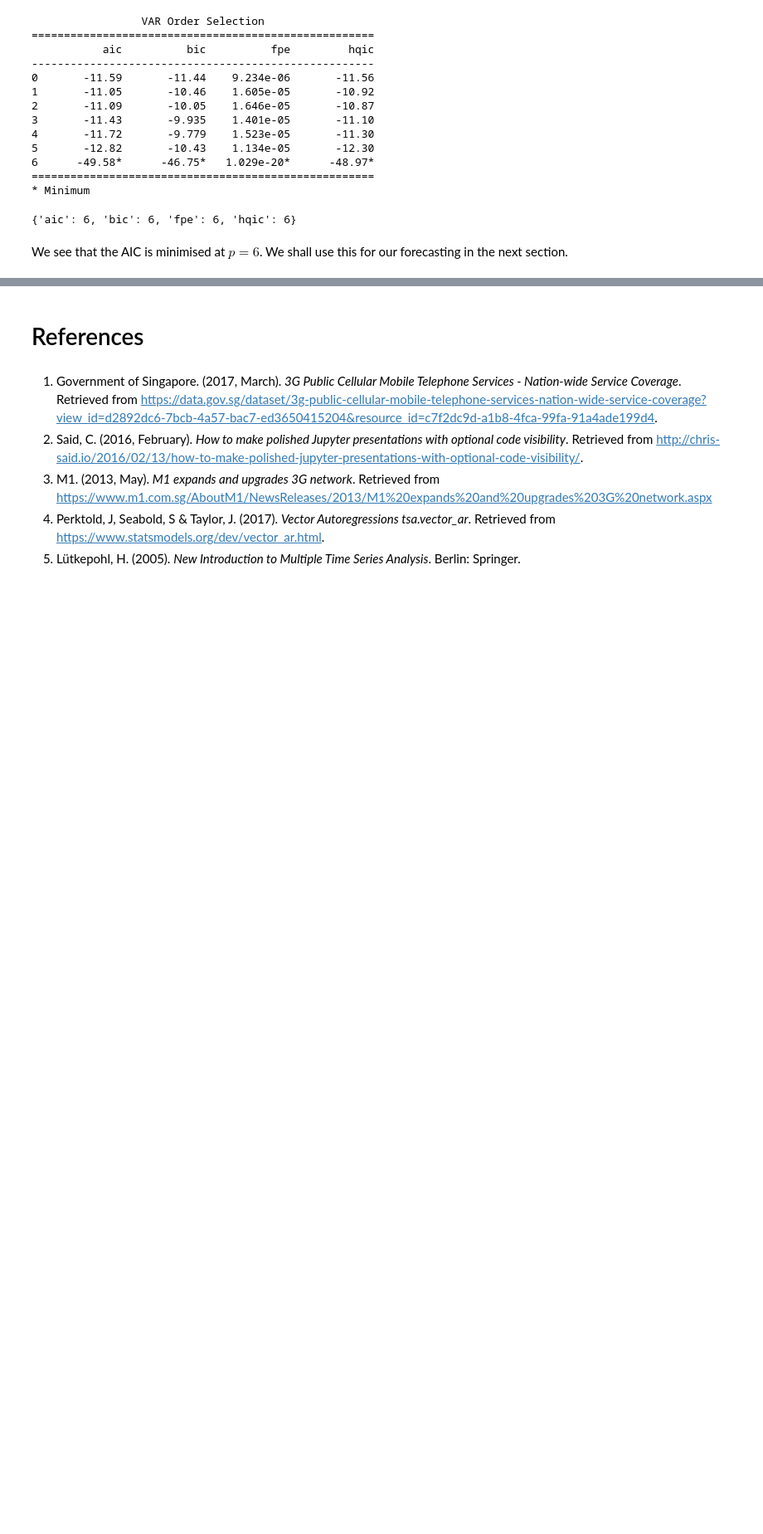
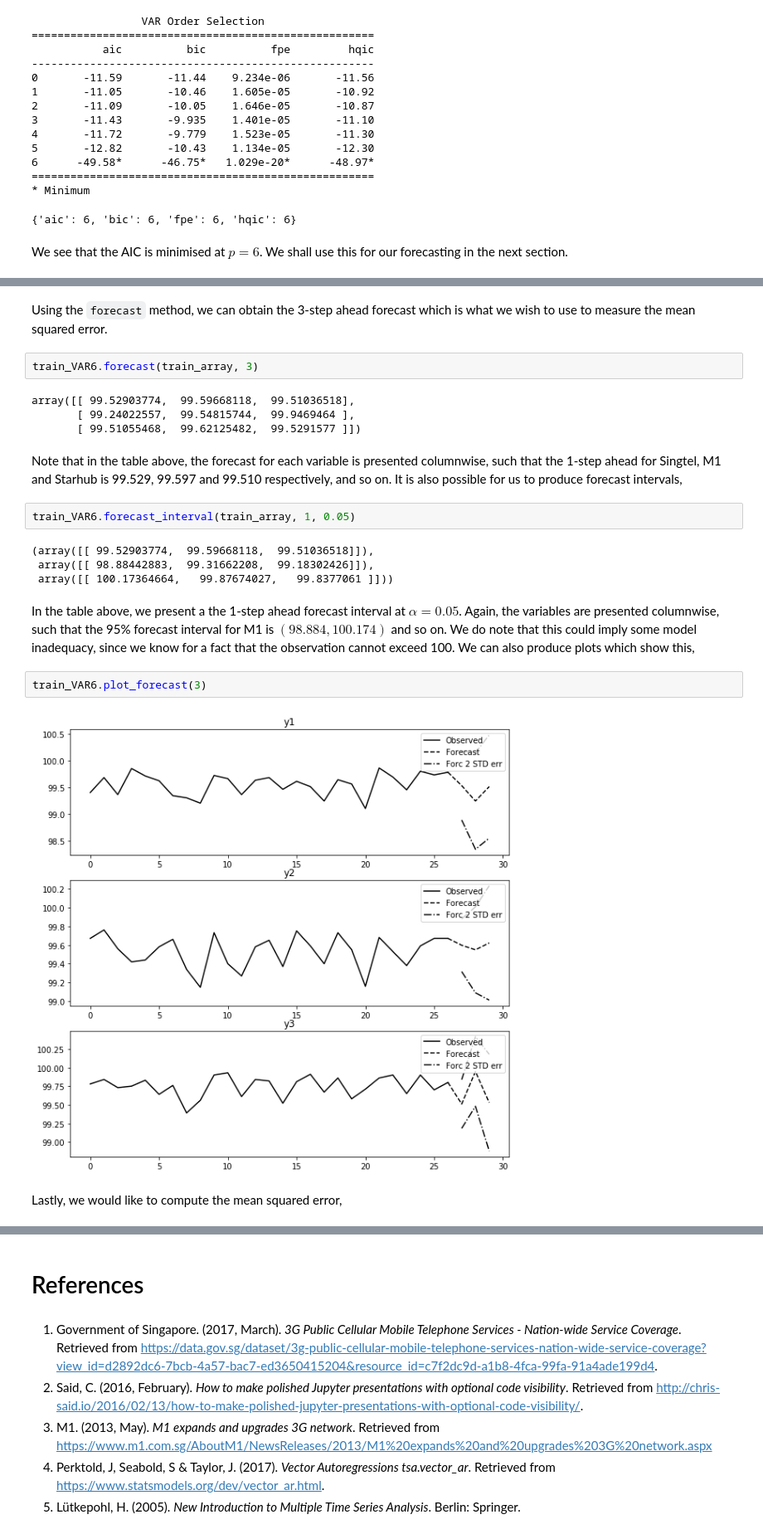
Before and after one commit to huichiang/Telco, a Jupyter notebook: Telco.ipynb, the cells around one changed output, grey strips where cells are left out. Shown at 83% size. Drawn from its saved outputs; the diff is of its cells as text; blank space fills up the shorter version.

```diff
--- a/Telco.ipynb
+++ b/Telco.ipynb
@@ -270,0 +254,24 @@ y3    0.579503 -0.343103  1.000000
+# %% [markdown]
+Using the `forecast` method, we can obtain the 3-step ahead forecast which is what we wish to use to measure the mean squared error.
+# %%
+train_VAR6.forecast(train_array, 3)
+# %% [output]
+array([[ 99.52903774,  99.59668118,  99.51036518],
+       [ 99.24022557,  99.54815744,  99.9469464 ],
+       [ 99.51055468,  99.62125482,  99.5291577 ]])
+# %% [markdown]
+Note that in the table above, the forecast for each variable is presented columnwise, such that the 1-step ahead for Singtel, M1 and Starhub is 99.529, 99.597 and 99.510 respectively, and so on. It is also possible for us to produce forecast intervals,
+# %%
+train_VAR6.forecast_interval(train_array, 1, 0.05)
+# %% [output]
+(array([[ 99.52903774,  99.59668118,  99.51036518]]),
+ array([[ 98.88442883,  99.31662208,  99.18302426]]),
+ array([[ 100.17364664,   99.87674027,   99.8377061 ]]))
+# %% [markdown]
+In the table above, we present a the 1-step ahead forecast interval at $\alpha=0.05$. Again, the variables are presented columnwise, such that the 95% forecast interval for M1 is $\left(98.884,100.174\right)$ and so on. We do note that this could imply some model inadequacy, since we know for a fact that the observation cannot exceed 100. We can also produce plots which show this,
+# %%
+train_VAR6.plot_forecast(3)
+# %% [output]
+[figure, added]
+# %% [markdown]
+Lastly, we would like to compute the mean squared error,
```
Also changed, not shown: parts of 12 cells of this notebook, 2 other files.
